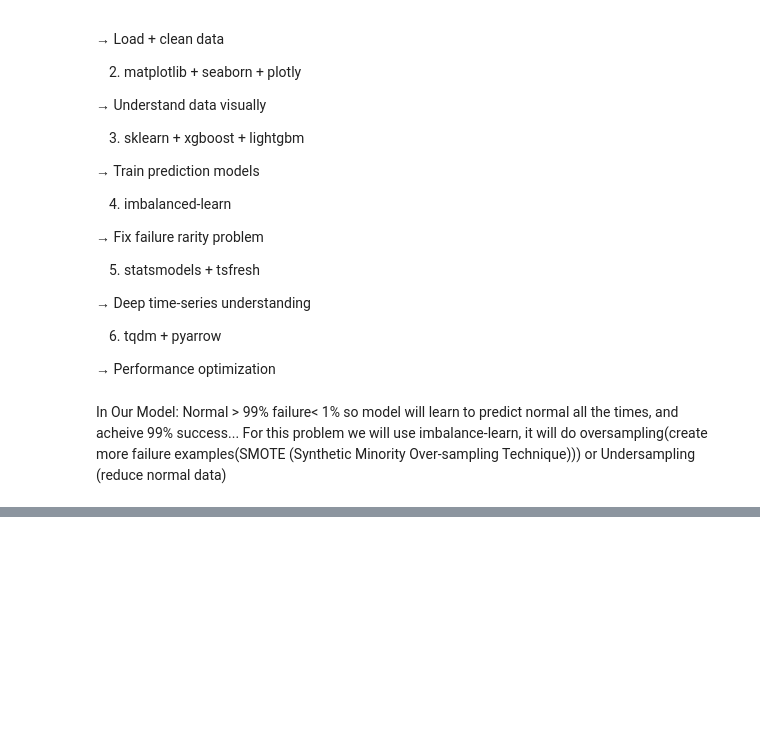
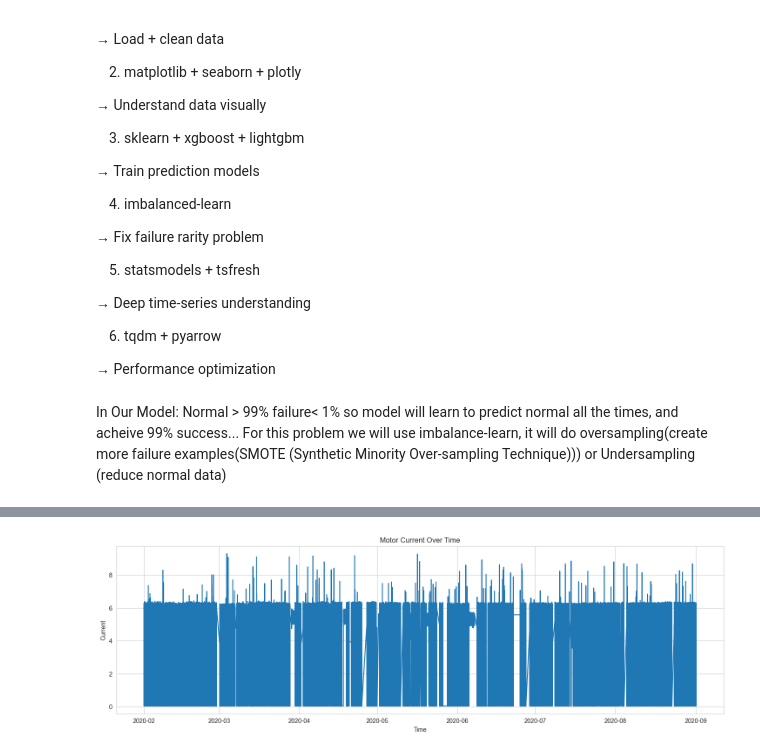
Before and after one commit to iammuhammadhassan/Predictive-Maintenance, a Jupyter notebook: PredictiveMaintainance.ipynb, the cells around one changed output, grey strips where cells are left out. Saved outputs shown, nothing was run; the diff lists cells and outputs as text; code cells hidden in the pictures; blank space fills up the shorter version.

```diff
--- a/PredictiveMaintainance.ipynb
+++ b/PredictiveMaintainance.ipynb
@@ -39,0 +373,12 @@ Undersampling  (reduce normal data)
+# %%
+plt.figure(figsize=(18, 5))
+
+plt.plot(df['timestamp'], df['Motor_current'])
+
+plt.title("Motor Current Over Time")
+plt.xlabel("Time")
+plt.ylabel("Current")
+
+plt.show()
+# %% [output]
+[figure, added]
```
Also changed, not shown: parts of 25 cells of this notebook, 1 other file.
